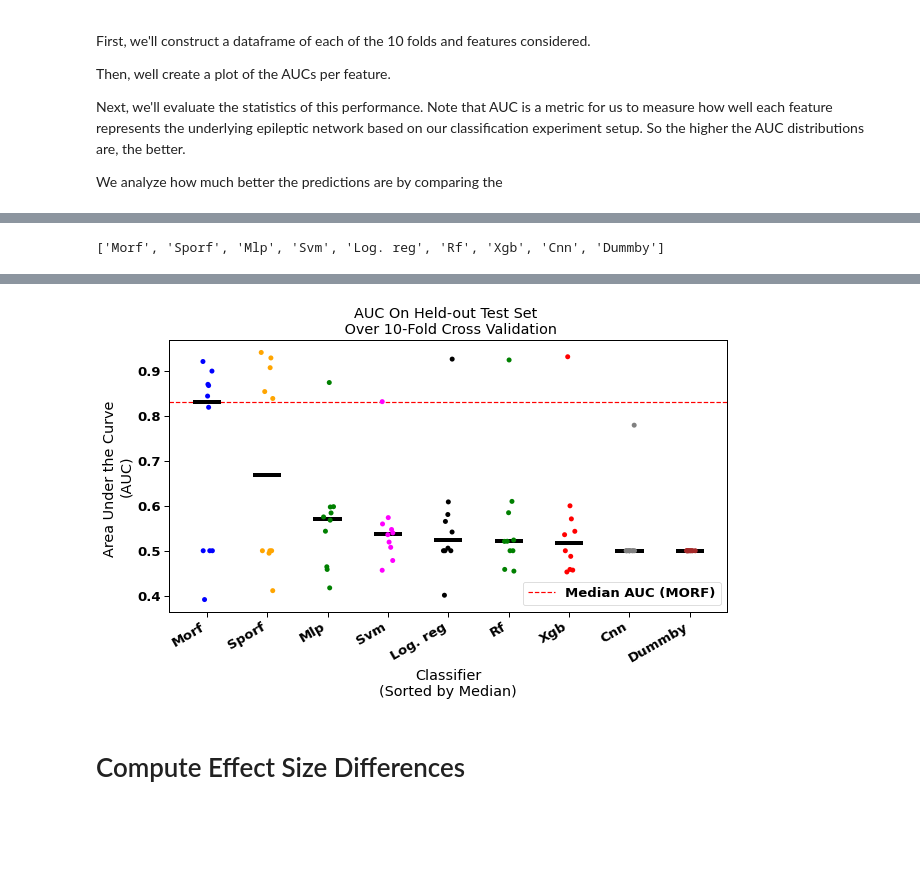
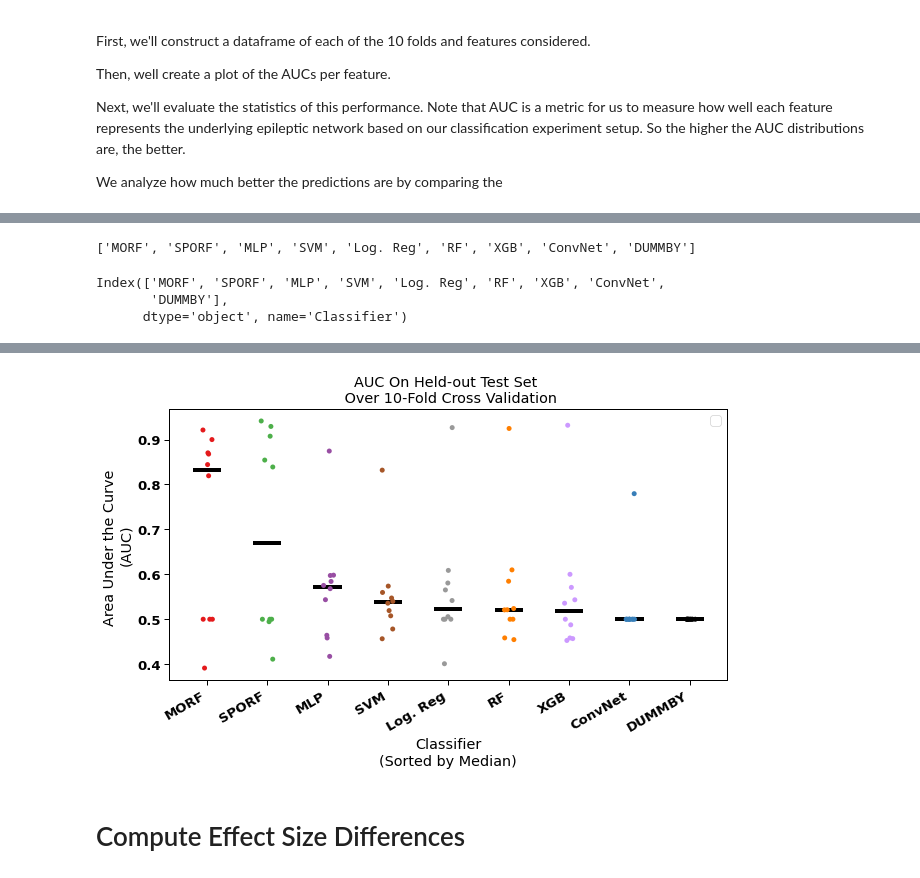
Before and after one commit to adam2392/morf-demo, a Jupyter notebook: notebooks/plot_morf_clf_comparisons.ipynb, the cells around one changed output, grey strips where cells are left out. Cells and saved outputs as stored; diff of their text form; code cells hidden in the pictures; blank space fills up the shorter version.

```diff
--- a/notebooks/plot_morf_clf_comparisons.ipynb
+++ b/notebooks/plot_morf_clf_comparisons.ipynb
@@ -644,10 +661,10 @@ display(feature_aucs_df.head())
 # %%
 # map feature names to short-hand
 feature_aucs_df["Classifier"] = [
-    x.replace("coherence", "coh")
-    .replace("degree", "deg")
-    .replace("centrality", "cent")
-    .replace("Correlation", "Corr")
+    x.replace("Cnn", "ConvNet")
+    .upper()
+    .replace("LOG. REG", "Log. Reg")
+    .replace("CONVNET", "ConvNet")
     for x in feature_aucs_df["Classifier"]
 ]
 
@@ -658,7 +675,29 @@ order = (
 )
 print(order.index.tolist())
 # %% [output]
-['Morf', 'Sporf', 'Mlp', 'Svm', 'Log. reg', 'Rf', 'Xgb', 'Cnn', 'Dummby']
+['MORF', 'SPORF', 'MLP', 'SVM', 'Log. Reg', 'RF', 'XGB', 'ConvNet', 'DUMMBY']
+# %%
+names = {
+    "Log. Reg": "#999999",
+    "Lin. SVM": "#f781bf",
+    "SVM": "#a65628",
+    "kNN": "#ffff33",
+    "RF": "#ff7f00",
+    "MLP": "#984ea3",
+    "XGB": "#cc99ff",
+    "SPORF": "#4daf4a",
+    "MORF": "#e41a1c",
+    "ConvNet": "#377eb8",
+    "DUMMBY": "black",
+}
+# %%
+print(order.index)
+# %% [output]
+Index(['MORF', 'SPORF', 'MLP', 'SVM', 'Log. Reg', 'RF', 'XGB', 'ConvNet',
+       'DUMMBY'],
+      dtype='object', name='Classifier')
+# %%
+colors = [names[x] for x in order.index]
 # %%
 plt.rcParams["font.weight"] = "bold"
 plt.rcParams["figure.titleweight"] = "bold"
@@ -681,12 +720,12 @@ sns.stripplot(
     ax=ax,
     palette=colors,
 )
-ax.axhline(
-    feature_aucs_df[feature_aucs_df["Classifier"] == "Morf"]["AUC"].median(),
-    color="red",
-    ls="--",
-    label="Median AUC (MORF)",
-)
+# ax.axhline(
+#     feature_aucs_df[feature_aucs_df["Classifier"] == "Morf"]["AUC"].median(),
+#     color="red",
+#     ls="--",
+#     label="Median AUC (MORF)",
+# )
 xticklabels = ax.get_xticklabels()
 ax.set_xticklabels(xticklabels, ha="right", rotation=30)
 ax.legend()
@@ -728,4 +768,4 @@ fig.savefig(figures_path / fname, bbox_inches="tight")
-[figure, old version]
+[figure, new version]
 # %% [markdown]
 # Compute Effect Size Differences
 # %%
```
Also changed, not shown: parts of 9 cells of this notebook, 4 other files.
